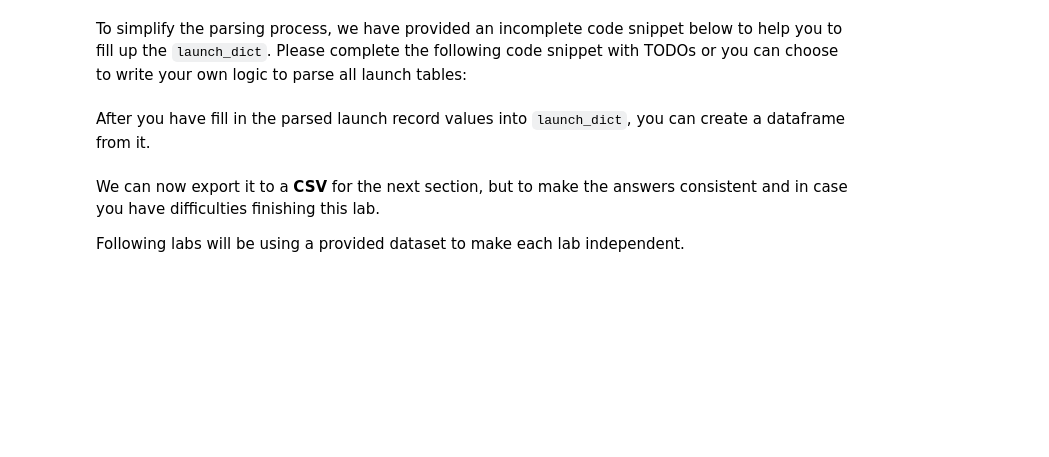
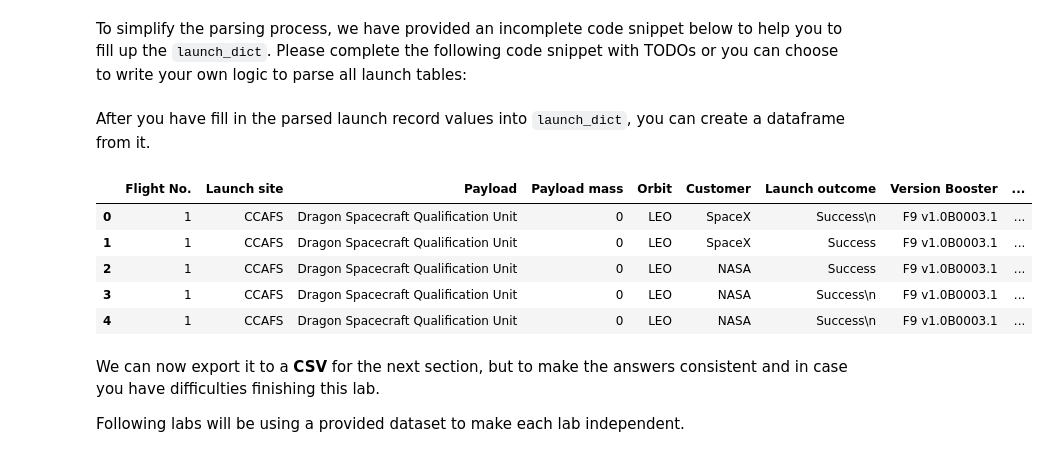
Before and after one commit to muhammedhossam/Capstone, a Jupyter notebook: Data Collection/jupyter-labs-webscraping.ipynb, the cells around one changed output. Cells and saved outputs as stored; diff of their text form; code cells hidden in the pictures; blank space fills up the shorter version.

```diff
--- a/Data Collection/jupyter-labs-webscraping.ipynb
+++ b/Data Collection/jupyter-labs-webscraping.ipynb
@@ -120,4 +120,4 @@ response = requests.get(static_url)
 Create a `BeautifulSoup` object from the HTML `response`
 # %%
 # Use BeautifulSoup() to create a BeautifulSoup object from a response text content
-soup = BeautifulSoup(response)
+soup = BeautifulSoup(response.text)
@@ -137,7 +137,7 @@ Let's try to find all tables on the wiki page first. If you need to refresh your
 # %%
 # Use the find_all function in the BeautifulSoup object, with element type `table`
 # Assign the result to a list called `html_tables`
-html_tables = BeautifulSoup
+html_tables = soup.find_all('table')
 # %% [markdown]
 Starting from the third table is our target table contains the actual launch records.
 # %%
@@ -178,6 +196,11 @@ column_names = []
 # Apply find_all() function with `th` element on first_launch_table
 # Iterate each th element and apply the provided extract_column_from_header() to get a column name
 # Append the Non-empty column name (`if name is not None and len(name) > 0`) into a list called column_names
+objs = first_launch_table.findAll('th')
+for obj in objs:
+    name = extract_column_from_header(obj)
+    if name != None and len(name)>0:
+        column_names.append(name)
 # %% [markdown]
 Check the extracted column names
 # %%
@@ -231,64 +256,84 @@ for table_number,table in enumerate(soup.find_all('table',"wikitable plainrowhea
             extracted_row += 1
             # Flight Number value
             # TODO: Append the flight_number into launch_dict with key `Flight No.`
-            #print(flight_number)
+            # print(flight_number)
+            launch_dict['Flight No.'].append(flight_number)
+
+
             datatimelist=date_time(row[0])
-
             # Date value
             # TODO: Append the date into launch_dict with key `Date`
             date = datatimelist[0].strip(',')
-            #print(date)
+            launch_dict['Date'].append(date)
 
             # Time value
             # TODO: Append the time into launch_dict with key `Time`
             time = datatimelist[1]
-            #print(time)
+            launch_dict['Time'].append(time)
 
             # Booster version
             # TODO: Append the bv into launch_dict with key `Version Booster`
             bv=booster_version(row[1])
             if not(bv):
                 bv=row[1].a.string
-            print(bv)
+            launch_dict['Version Booster'].append(bv)
 
             # Launch Site
             # TODO: Append the bv into launch_dict with key `Launch Site`
             launch_site = row[2].a.string
             #print(launch_site)
+            launch_dict['Launch site'].append(launch_site)
+
 
             # Payload
             # TODO: Append the payload into launch_dict with key `Payload`
             payload = row[3].a.string
             #print(payload)
+            launch_dict['Payload'].append(payload)
+
 
             # Payload Mass
             # TODO: Append the payload_mass into launch_dict with key `Payload mass`
             payload_mass = get_mass(row[4])
             #print(payload)
-
+            launch_dict['Payload mass'].append(payload_mass)
             # Orbit
             # TODO: Append the orbit into launch_dict with key `Orbit`
             orbit = row[5].a.string
             #print(orbit)
+            launch_dict['Orbit'].append(orbit)
+
 
             # Customer
             # TODO: Append the customer into launch_dict with key `Customer`
-            customer = row[6].a.string
+            customer = row[6]
             #print(customer)
+            launch_dict['Customer'].append(customer)
 
             # Launch outcome
             # TODO: Append the launch_outcome into launch_dict with key `Launch outcome`
             launch_outcome = list(row[7].strings)[0]
             #print(launch_outcome)
+            launch_dict['Launch outcome'].append(launch_outcome)
 
             # Booster landing
             # TODO: Append the launch_outcome into launch_dict with key `Booster landing`
             booster_landing = landing_status(row[8])
             #print(booster_landing)
+            launch_dict['Booster landing'].append(booster_landing)
 # %% [markdown]
 After you have fill in the parsed launch record values into `launch_dict`, you can create a dataframe from it.
 # %%
 df= pd.DataFrame({ key:pd.Series(value) for key, value in launch_dict.items() })
+# %%
+df.head()
+# %% [output]
+|  | Flight No. | Launch site | Payload | Payload mass | Orbit | Customer | Launch outcome | Version Booster | ... |
+| 0 | 1 | CCAFS | Dragon Spacecraft Qualification Unit | 0 | LEO | SpaceX | Success\n | F9 v1.0B0003.1 | ... |
+| 1 | 1 | CCAFS | Dragon Spacecraft Qualification Unit | 0 | LEO | SpaceX | Success | F9 v1.0B0003.1 | ... |
+| 2 | 1 | CCAFS | Dragon Spacecraft Qualification Unit | 0 | LEO | NASA | Success | F9 v1.0B0003.1 | ... |
+| 3 | 1 | CCAFS | Dragon Spacecraft Qualification Unit | 0 | LEO | NASA | Success\n | F9 v1.0B0003.1 | ... |
+| 4 | 1 | CCAFS | Dragon Spacecraft Qualification Unit | 0 | LEO | NASA | Success\n | F9 v1.0B0003.1 | ... |
 # %% [markdown]
 We can now export it to a <b>CSV</b> for the next section, but to make the answers consistent and in case you have difficulties finishing this lab.
 
```
Also changed, not shown: parts of 7 cells of this notebook, 1 other file.
